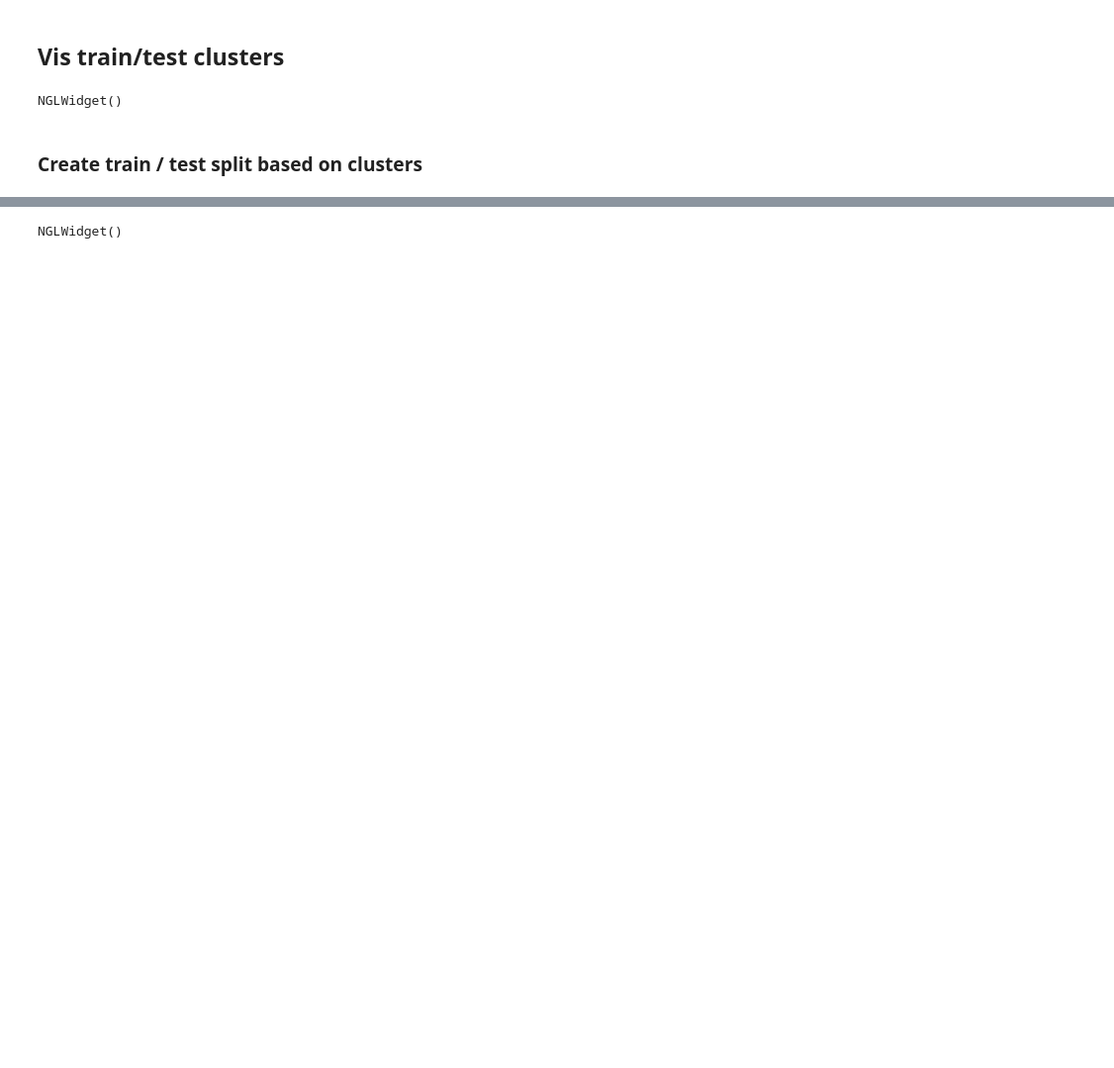
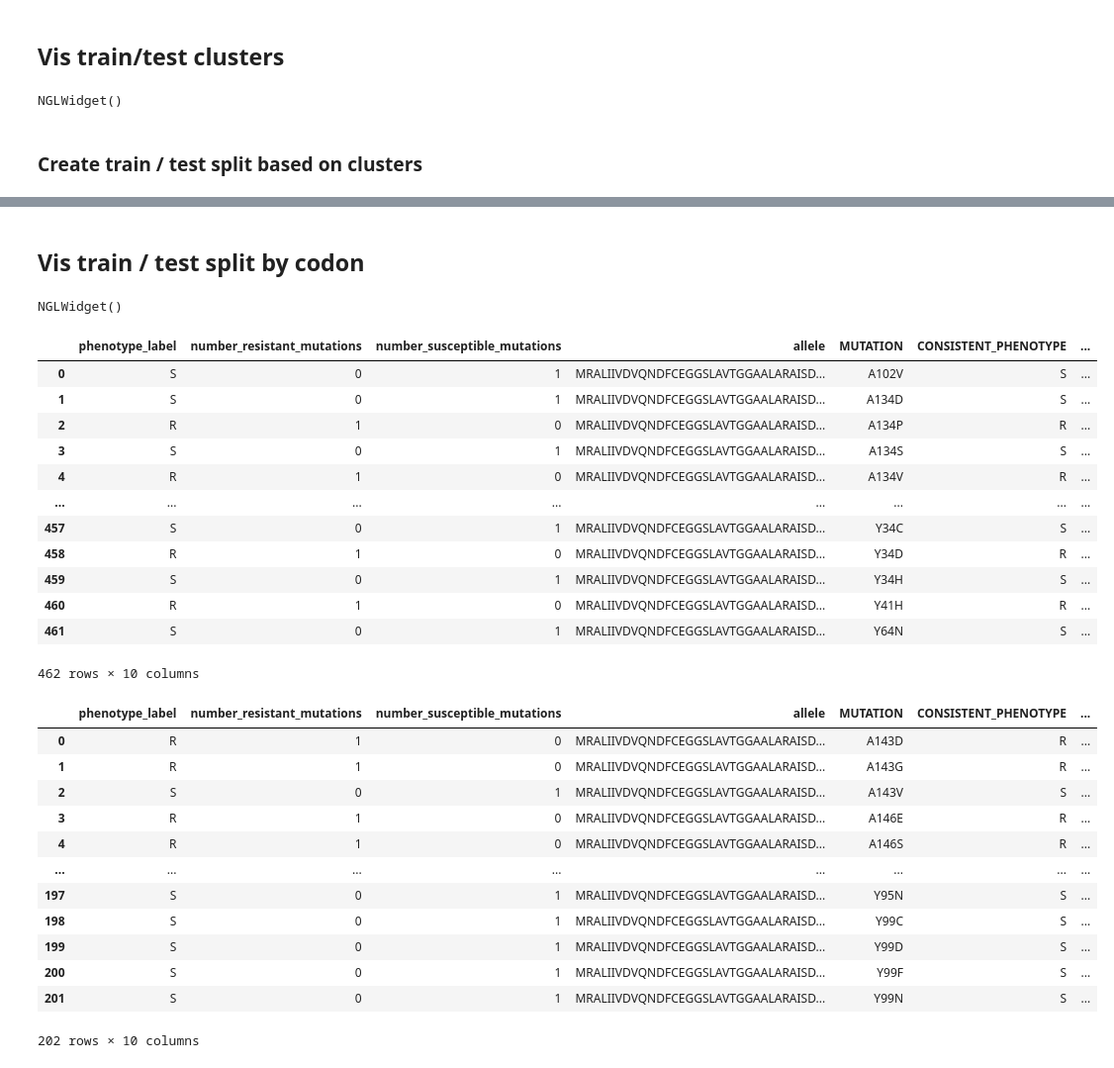
Before and after one commit to fowler-lab/tb-pnca-gnn, a Jupyter notebook: notebooks/10a_cluster_samples.ipynb, the cells around one changed output, grey strips where cells are left out. Shown at 99% size. Drawn from its saved outputs; the diff is of its cells as text; code cells hidden in the pictures; blank space fills up the shorter version.

```diff
--- a/notebooks/10a_cluster_samples.ipynb
+++ b/notebooks/10a_cluster_samples.ipynb
@@ -317,3 +495,5 @@ test_df
+# %% [markdown]
+## Vis train / test split by codon
 # %%
 train_col = 'red'
 test_col = 'cyan'
@@ -335,4 +515,37 @@ view.set_representations(rep)
 view
 # %% [output]
 NGLWidget()
+# %%
+train_seqs = pd.merge(sequences, train_df, on='MUTATION', how='inner')
+test_seqs = pd.merge(sequences, test_df, on='MUTATION', how='inner')
+
+display(train_seqs)
+display(test_seqs)
+# %% [output]
+|  | phenotype_label | number_resistant_mutations | number_susceptible_mutations | allele | MUTATION | CONSISTENT_PHENOTYPE | ... |
+| 0 | S | 0 | 1 | MRALIIVDVQNDFCEGGSLAVTGGAALARAISD... | A102V | S | ... |
+| 1 | S | 0 | 1 | MRALIIVDVQNDFCEGGSLAVTGGAALARAISD... | A134D | S | ... |
+| 2 | R | 1 | 0 | MRALIIVDVQNDFCEGGSLAVTGGAALARAISD... | A134P | R | ... |
+| 3 | S | 0 | 1 | MRALIIVDVQNDFCEGGSLAVTGGAALARAISD... | A134S | S | ... |
+| 4 | R | 1 | 0 | MRALIIVDVQNDFCEGGSLAVTGGAALARAISD... | A134V | R | ... |
+| ... | ... | ... | ... | ... | ... | ... | ... |
+| 457 | S | 0 | 1 | MRALIIVDVQNDFCEGGSLAVTGGAALARAISD... | Y34C | S | ... |
+| 458 | R | 1 | 0 | MRALIIVDVQNDFCEGGSLAVTGGAALARAISD... | Y34D | R | ... |
+| 459 | S | 0 | 1 | MRALIIVDVQNDFCEGGSLAVTGGAALARAISD... | Y34H | S | ... |
+| 460 | R | 1 | 0 | MRALIIVDVQNDFCEGGSLAVTGGAALARAISD... | Y41H | R | ... |
+| 461 | S | 0 | 1 | MRALIIVDVQNDFCEGGSLAVTGGAALARAISD... | Y64N | S | ... |
+462 rows × 10 columns
+|  | phenotype_label | number_resistant_mutations | number_susceptible_mutations | allele | MUTATION | CONSISTENT_PHENOTYPE | ... |
+| 0 | R | 1 | 0 | MRALIIVDVQNDFCEGGSLAVTGGAALARAISD... | A143D | R | ... |
+| 1 | R | 1 | 0 | MRALIIVDVQNDFCEGGSLAVTGGAALARAISD... | A143G | R | ... |
+| 2 | S | 0 | 1 | MRALIIVDVQNDFCEGGSLAVTGGAALARAISD... | A143V | S | ... |
+| 3 | R | 1 | 0 | MRALIIVDVQNDFCEGGSLAVTGGAALARAISD... | A146E | R | ... |
+| 4 | R | 1 | 0 | MRALIIVDVQNDFCEGGSLAVTGGAALARAISD... | A146S | R | ... |
+| ... | ... | ... | ... | ... | ... | ... | ... |
+| 197 | S | 0 | 1 | MRALIIVDVQNDFCEGGSLAVTGGAALARAISD... | Y95N | S | ... |
+| 198 | S | 0 | 1 | MRALIIVDVQNDFCEGGSLAVTGGAALARAISD... | Y99C | S | ... |
+| 199 | S | 0 | 1 | MRALIIVDVQNDFCEGGSLAVTGGAALARAISD... | Y99D | S | ... |
+| 200 | S | 0 | 1 | MRALIIVDVQNDFCEGGSLAVTGGAALARAISD... | Y99F | S | ... |
+| 201 | S | 0 | 1 | MRALIIVDVQNDFCEGGSLAVTGGAALARAISD... | Y99N | S | ... |
+202 rows × 10 columns
 # %%
```
Also changed, not shown: parts of 21 cells of this notebook, 3 other files.
